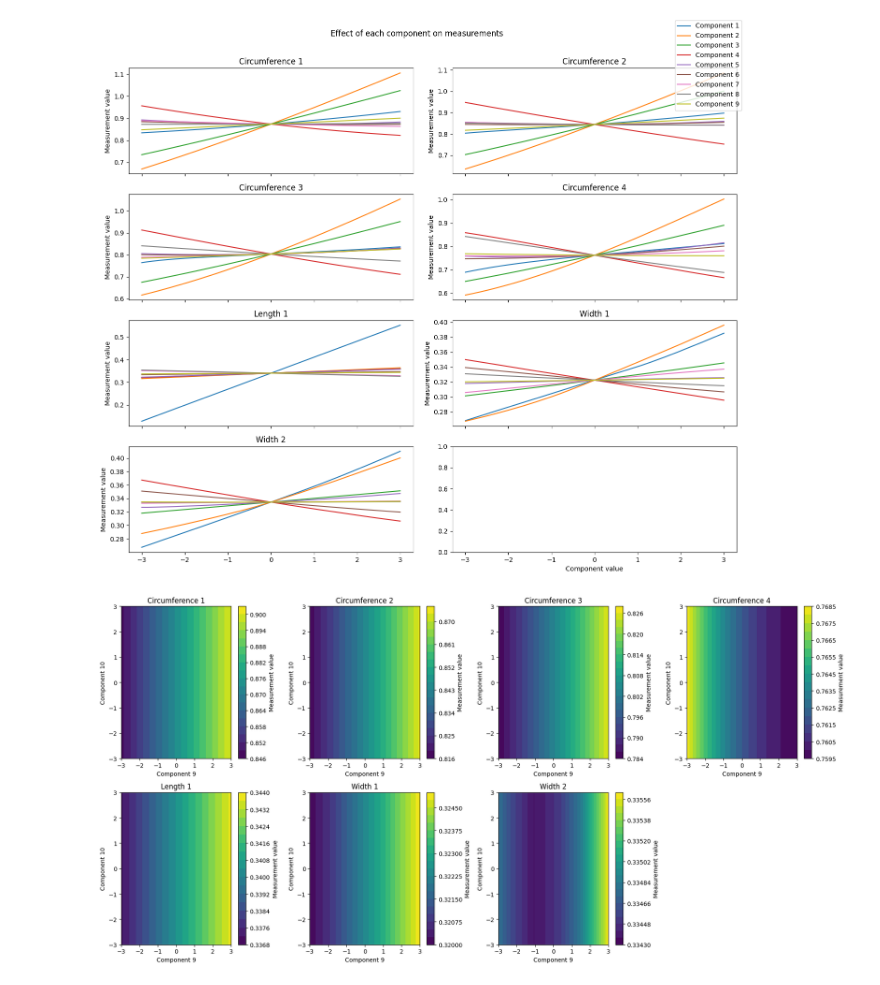
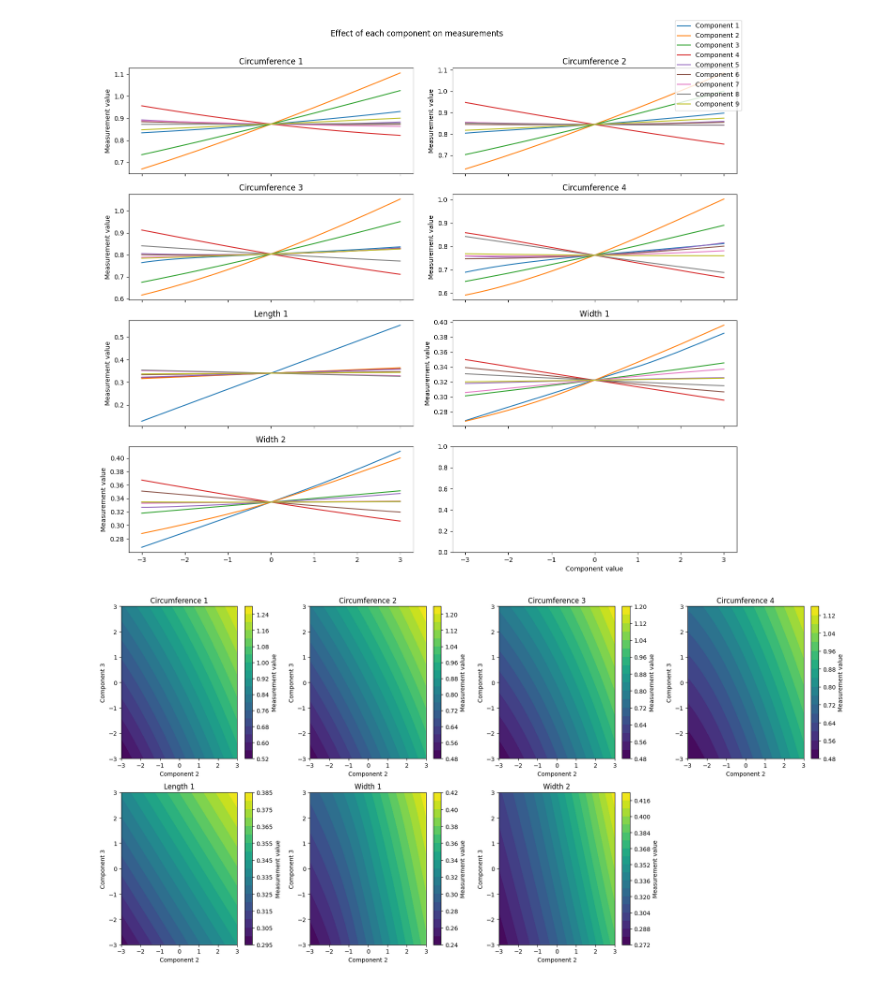
Before and after one commit to chrisvail/OpenLimb, a Jupyter notebook: SSM_Driver.ipynb, the cells around one changed output. Saved outputs shown, nothing was run; the diff lists cells and outputs as text; code cells hidden in the pictures.

```diff
--- a/SSM_Driver.ipynb
+++ b/SSM_Driver.ipynb
@@ -46,12 +46,12 @@ import wandb
 # torch.save(vert_idxs, "data_components/selected_verts.pt")
 # %%
 config = {
-    "lr": 1e-3,
+    "lr": 1e-4,
     "eta_min": 1e-6,
-    "batch_size": 512,
+    "batch_size": 128,
     "log": True,
     "seed": 42,
-    "epochs":200,
+    "epochs":400,
     "scale": False,
     "normalise": False,
     "relativise": True,
@@ -165,8 +164,8 @@ class LegMeasurementDataset(torch.utils.data.Dataset):
         self.mean_verts = torch.load("./data_components/mean_verts.pt").to(dtype).to(device)
         self.face2vert = torch.load("./data_components/face2vert.pt").to(device)
         self.vert_mapping = torch.load("./data_components/vert_mapping.pt").to(device)
-        self.component_transforms = torch.load("./data_components/scaled_component_transforms.pt").to(dtype).to(device)
-        self.measurement_transforms = torch.load("./data_components/scaled_measurement_transforms.pt").to(dtype).to(device)
+        self.component_transforms = torch.load(f"./data_components/{'' if self.scale else 'un'}scaled_component_transforms.pt").to(dtype).to(device)
+        self.measurement_transforms = torch.load(f"./data_components/{'' if self.scale else 'un'}scaled_measurement_transforms.pt").to(dtype).to(device)
 
         # Remove all .npy files from the specified path
         for file in os.listdir(self.path):
@@ -456,12 +494,13 @@ device = torch.device("cuda" if torch.cuda.is_available() else "cpu")
 dataset = LegMeasurementDataset(measure, batch_size=config["batch_size"], scale=config["scale"], normalise=config["normalise"], relativise=config["relativise"], dtype=dtype, device="cpu")
 dataloader = torch.utils.data.DataLoader(dataset, config["batch_size"], shuffle=False, num_workers=0)
 # loss_func = nn.MSELoss().to(device)
-loss_func = MeasurementLoss(dataset).to(device)
-# loss_func = PointwiseLoss(dataset).to(device)
+# loss_func = MeasurementLoss(dataset).to(device)
+# loss_func = RelativeMeasurementLoss(dataset).to(device)
+loss_func = PointwiseLoss(dataset).to(device)
 component_loss = nn.MSELoss()
 
 # Add one for the scale factor
-component_transforms = torch.load("./data_components/scaled_component_transforms.pt")[:,:10+config["scale"]].to(dtype).to(device)
+component_transforms = torch.load(f"./data_components/{'' if config['scale'] else 'un'}scaled_component_transforms.pt")[:,:10+config["scale"]].to(dtype).to(device)
 model = Model(len(measurement_details), dataset.raw_components.shape[0] + config["scale"], component_transforms, dtype).to(device)
 
 model.train()
@@ -495,6 +536,12 @@ for measures, components in dataloader:
 
     with torch.no_grad():
         pred_measures = dataset.get_measures(preds.to("cpu"), None).to(device)
+        measures = dataset.get_measures(components.to("cpu"), None).to(device)
+
+        # Approximate scale to get rough metric values
+        if not config["scale"]:
+            pred_measures *= 391
+            measures *= 391
 
         # Calculate per measurement statistics
         mean_diff_per_measure = torch.mean((pred_measures - measures).abs() / measures, dim=0)
@@ -619,33 +667,33 @@ plt.show()
 # Sweep two components at a time
 import matplotlib.pyplot as plt
 
-comp_i, comp_j = 8,9  # indices of components to sweep
+comp_i, comp_j = 1,2  # indices of components to sweep
 x = torch.linspace(-3, 3, 32)
 y = torch.linspace(-3, 3, 32)
 X, Y = torch.meshgrid(x, y)
 components = torch.zeros((X.numel(), num_components), dtype=dtype)
 components[:, comp_i] = X.flatten()
 components[:, comp_j] = Y.flatten()
 components = components * component_transforms[1:] + component_transforms[:1]
 components[:, -1] = 1.0  # scale
 
 measures = dataset.get_measures(components)
 measure_idx = 0  # which measurement to plot
 
 Z = measures[:, measure_idx].reshape(X.shape)
 fig, axs = plt.subplots(2, 4, figsize=(18, 9))
 axs = axs.flatten()
 for idx in range(num_measurements):
     Z = measures[:, idx].reshape(X.shape)
     cf = axs[idx].contourf(X.numpy(), Y.numpy(), Z.numpy(), levels=20)
     axs[idx].set_xlabel(f'Component {comp_i+1}')
     axs[idx].set_ylabel(f'Component {comp_j+1}')
     axs[idx].set_title(f'{measurement_details[idx]["name"]}')
     plt.colorbar(cf, ax=axs[idx], label='Measurement value')
 # Hide the unused subplot
 if len(axs) > num_measurements:
     axs[-1].axis('off')
 plt.tight_layout()
 plt.show()
 # %% [output]
-[figure, old version]
+[figure, new version]
```
Also changed, not shown: parts of 6 cells of this notebook, 6 other files.
